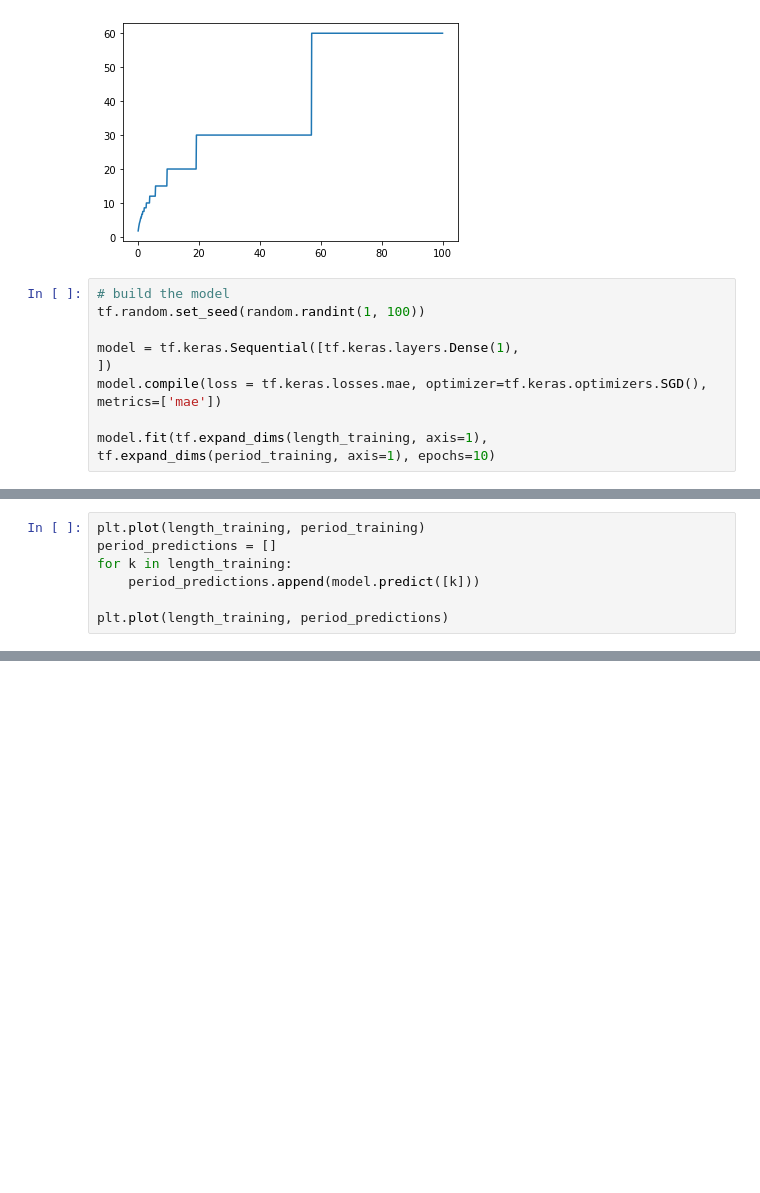
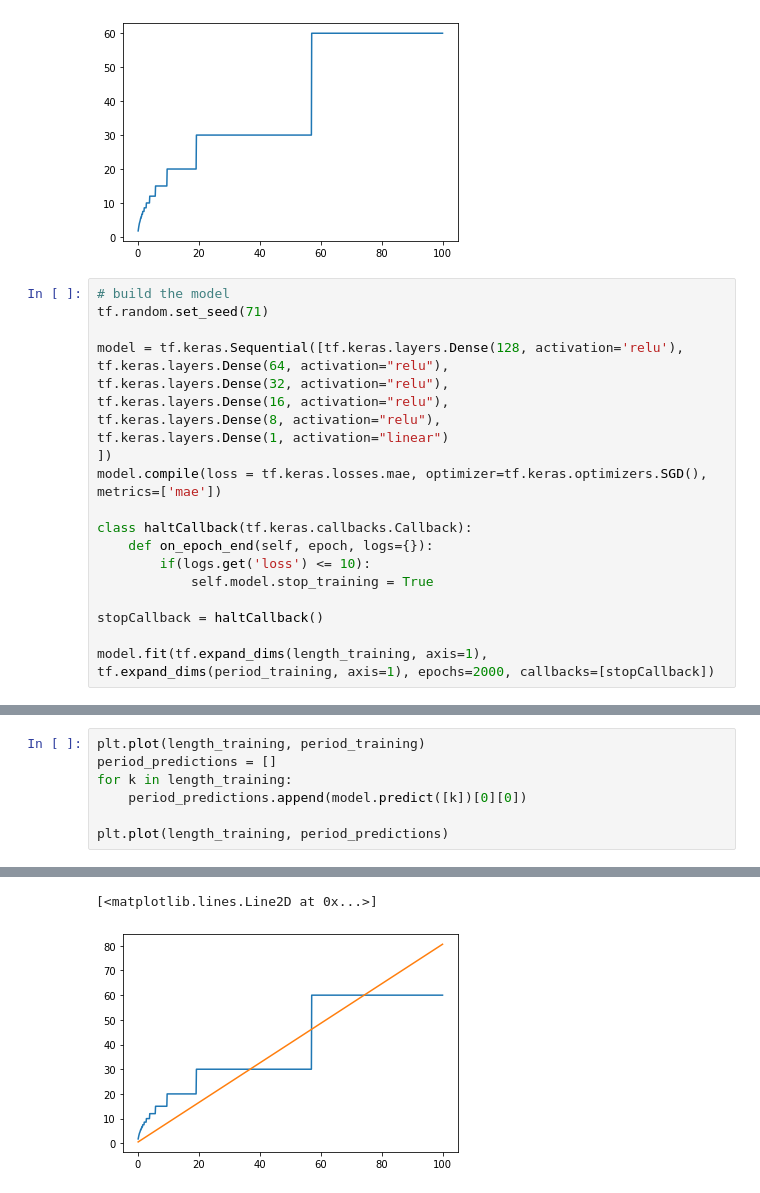
Before and after one commit to ddrobner/ml-pendulum-solver, a Jupyter notebook: pendulum_predictor.ipynb, the cells around one changed output, grey strips where cells are left out. Saved outputs shown, nothing was run; the diff lists cells and outputs as text; blank space fills up the shorter version.

```diff
--- a/pendulum_predictor.ipynb
+++ b/pendulum_predictor.ipynb
@@ -22,11 +22,23 @@ plt.plot(length_training, period_training)
 [figure]
 # %%
 # build the model
-tf.random.set_seed(random.randint(1, 100))
+tf.random.set_seed(71)
 
-model = tf.keras.Sequential([tf.keras.layers.Dense(1),
+model = tf.keras.Sequential([tf.keras.layers.Dense(128, activation='relu'),
+tf.keras.layers.Dense(64, activation="relu"),
+tf.keras.layers.Dense(32, activation="relu"),
+tf.keras.layers.Dense(16, activation="relu"),
+tf.keras.layers.Dense(8, activation="relu"),
+tf.keras.layers.Dense(1, activation="linear")
 ])
 model.compile(loss = tf.keras.losses.mae, optimizer=tf.keras.optimizers.SGD(), metrics=['mae'])
 
-model.fit(tf.expand_dims(length_training, axis=1), tf.expand_dims(period_training, axis=1), epochs=10)
+class haltCallback(tf.keras.callbacks.Callback):
+    def on_epoch_end(self, epoch, logs={}):
+        if(logs.get('loss') <= 10):
+            self.model.stop_training = True
+
+stopCallback = haltCallback()
+
+model.fit(tf.expand_dims(length_training, axis=1), tf.expand_dims(period_training, axis=1), epochs=2000, callbacks=[stopCallback])
 # %% [output]
@@ -67,7 +77,7 @@ print(model.predict([900]))
 plt.plot(length_training, period_training)
 period_predictions = []
 for k in length_training:
-    period_predictions.append(model.predict([k]))
+    period_predictions.append(model.predict([k])[0][0])
 
 plt.plot(length_training, period_predictions)
 # %% [output]
@@ -90,0 +101,2 @@ plt.plot(length_training, period_predictions)
+[<matplotlib.lines.Line2D at 0x...>]
+[figure, added]
```
Also changed, not shown: parts of 3 cells of this notebook.
